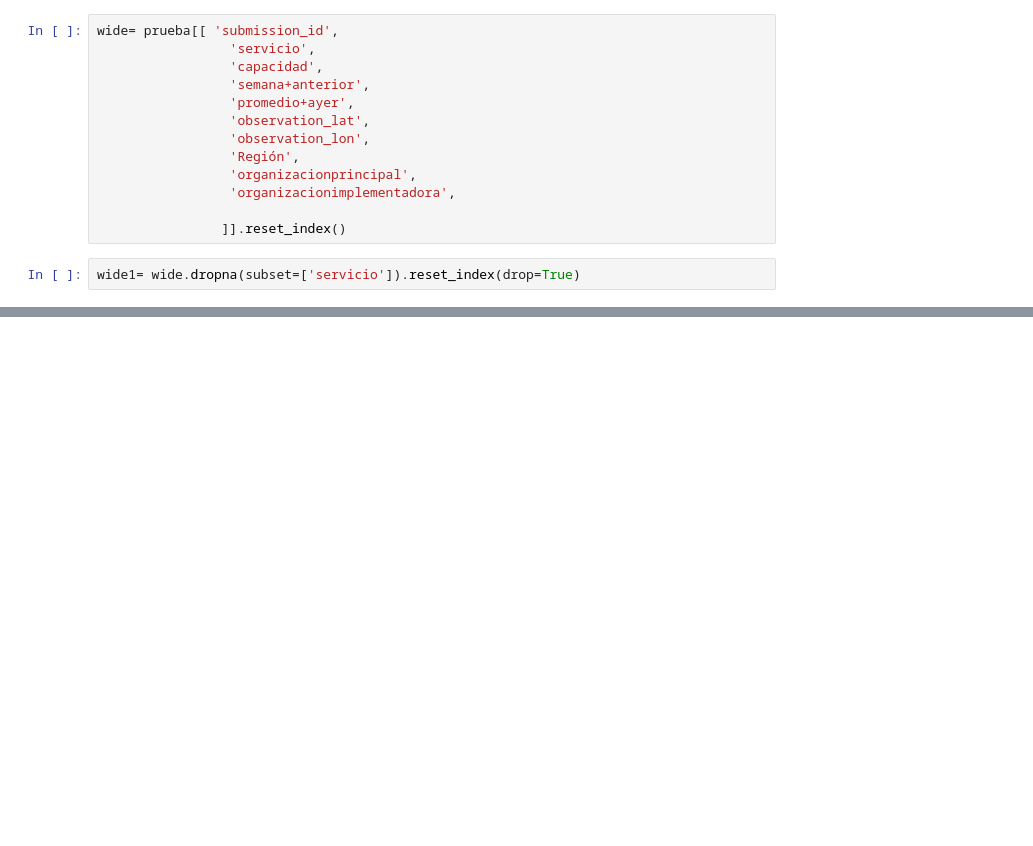
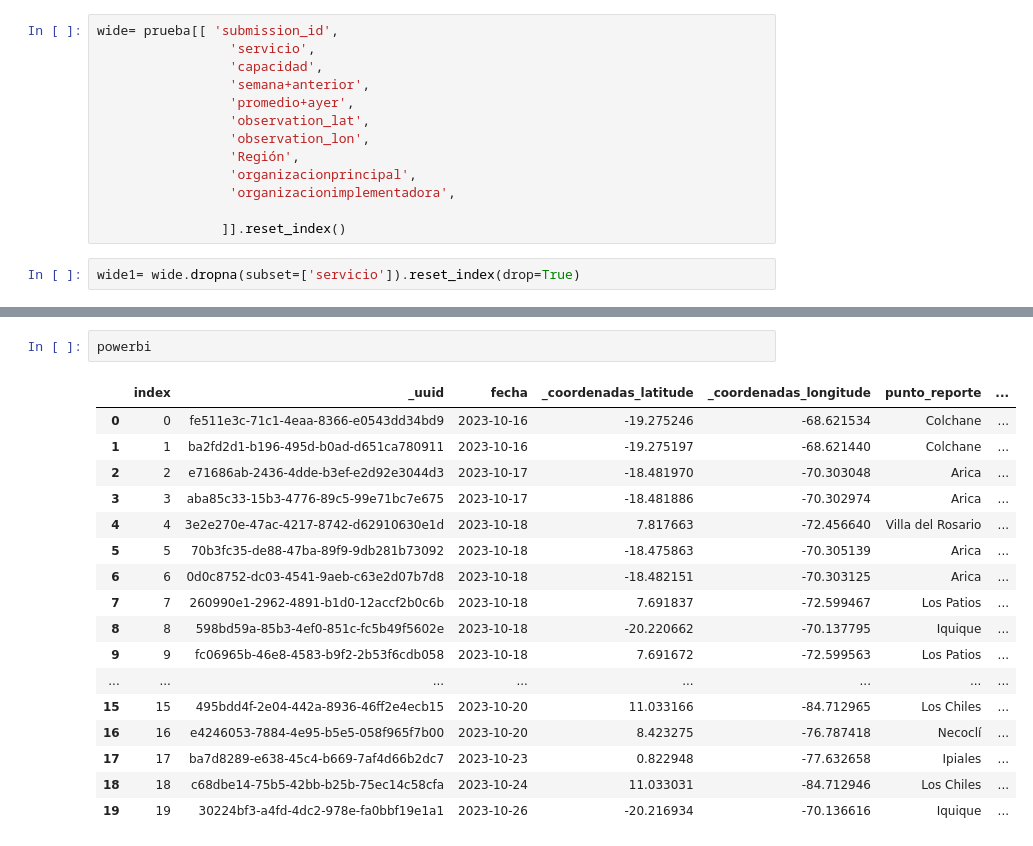
Before and after one commit to maolarte/Aurora, a Jupyter notebook: services.ipynb, the cells around one changed output, grey strips where cells are left out. Cells and saved outputs as stored; diff of their text form; blank space fills up the shorter version.

```diff
--- a/services.ipynb
+++ b/services.ipynb
@@ -490,0 +684,20 @@ wide1= wide.dropna(subset=['servicio']).reset_index(drop=True)
+# %%
+powerbi
+# %% [output]
+|  | index | _uuid | fecha | _coordenadas_latitude | _coordenadas_longitude | punto_reporte | ... |
+| 0 | 0 | fe511e3c-71c1-4eaa-8366-e0543dd34bd9 | 2023-10-16 | -19.275246 | -68.621534 | Colchane | ... |
+| 1 | 1 | ba2fd2d1-b196-495d-b0ad-d651ca780911 | 2023-10-16 | -19.275197 | -68.621440 | Colchane | ... |
+| 2 | 2 | e71686ab-2436-4dde-b3ef-e2d92e3044d3 | 2023-10-17 | -18.481970 | -70.303048 | Arica | ... |
+| 3 | 3 | aba85c33-15b3-4776-89c5-99e71bc7e675 | 2023-10-17 | -18.481886 | -70.302974 | Arica | ... |
+| 4 | 4 | 3e2e270e-47ac-4217-8742-d62910630e1d | 2023-10-18 | 7.817663 | -72.456640 | Villa del Rosario | ... |
+| 5 | 5 | 70b3fc35-de88-47ba-89f9-9db281b73092 | 2023-10-18 | -18.475863 | -70.305139 | Arica | ... |
+| 6 | 6 | 0d0c8752-dc03-4541-9aeb-c63e2d07b7d8 | 2023-10-18 | -18.482151 | -70.303125 | Arica | ... |
+| 7 | 7 | 260990e1-2962-4891-b1d0-12accf2b0c6b | 2023-10-18 | 7.691837 | -72.599467 | Los Patios | ... |
+| 8 | 8 | 598bd59a-85b3-4ef0-851c-fc5b49f5602e | 2023-10-18 | -20.220662 | -70.137795 | Iquique | ... |
+| 9 | 9 | fc06965b-46e8-4583-b9f2-2b53f6cdb058 | 2023-10-18 | 7.691672 | -72.599563 | Los Patios | ... |
+| ... | ... | ... | ... | ... | ... | ... | ... |
+| 15 | 15 | 495bdd4f-2e04-442a-8936-46ff2e4ecb15 | 2023-10-20 | 11.033166 | -84.712965 | Los Chiles | ... |
+| 16 | 16 | e4246053-7884-4e95-b5e5-058f965f7b00 | 2023-10-20 | 8.423275 | -76.787418 | Necoclí | ... |
+| 17 | 17 | ba7d8289-e638-45c4-b669-7af4d66b2dc7 | 2023-10-23 | 0.822948 | -77.632658 | Ipiales | ... |
+| 18 | 18 | c68dbe14-75b5-42bb-b25b-75ec14c58cfa | 2023-10-24 | 11.033031 | -84.712946 | Los Chiles | ... |
+| 19 | 19 | 30224bf3-a4fd-4dc2-978e-fa0bbf19e1a1 | 2023-10-26 | -20.216934 | -70.136616 | Iquique | ... |
```
Also changed, not shown: parts of 7 cells of this notebook.
